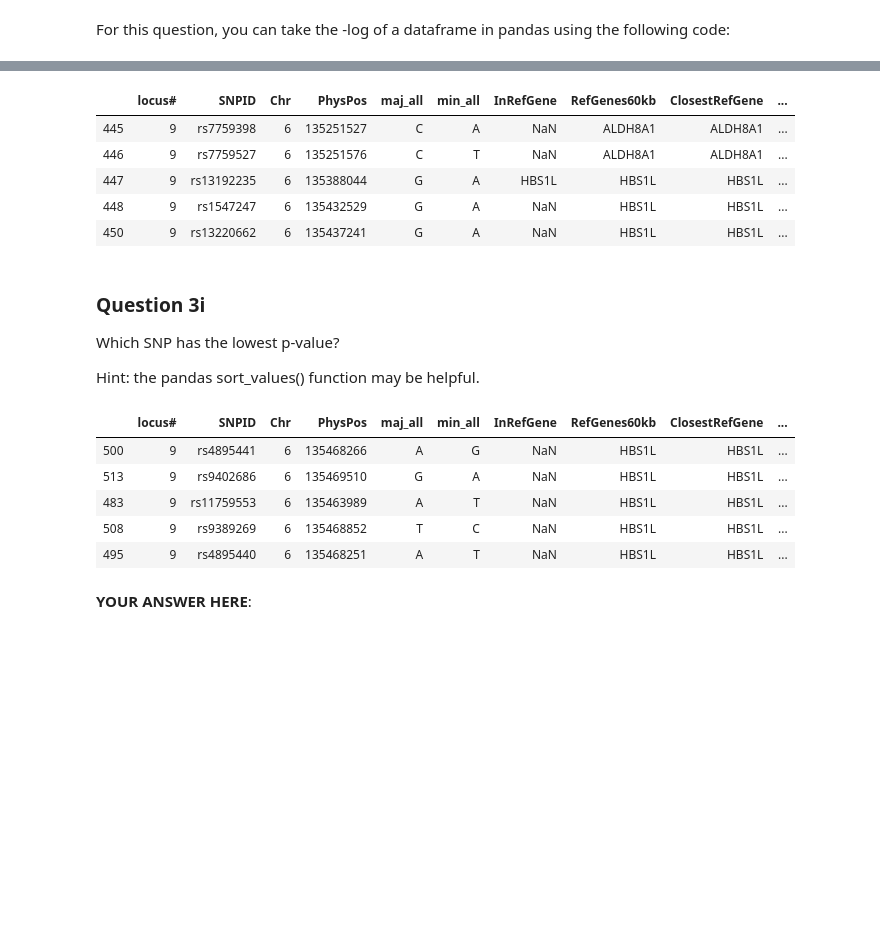
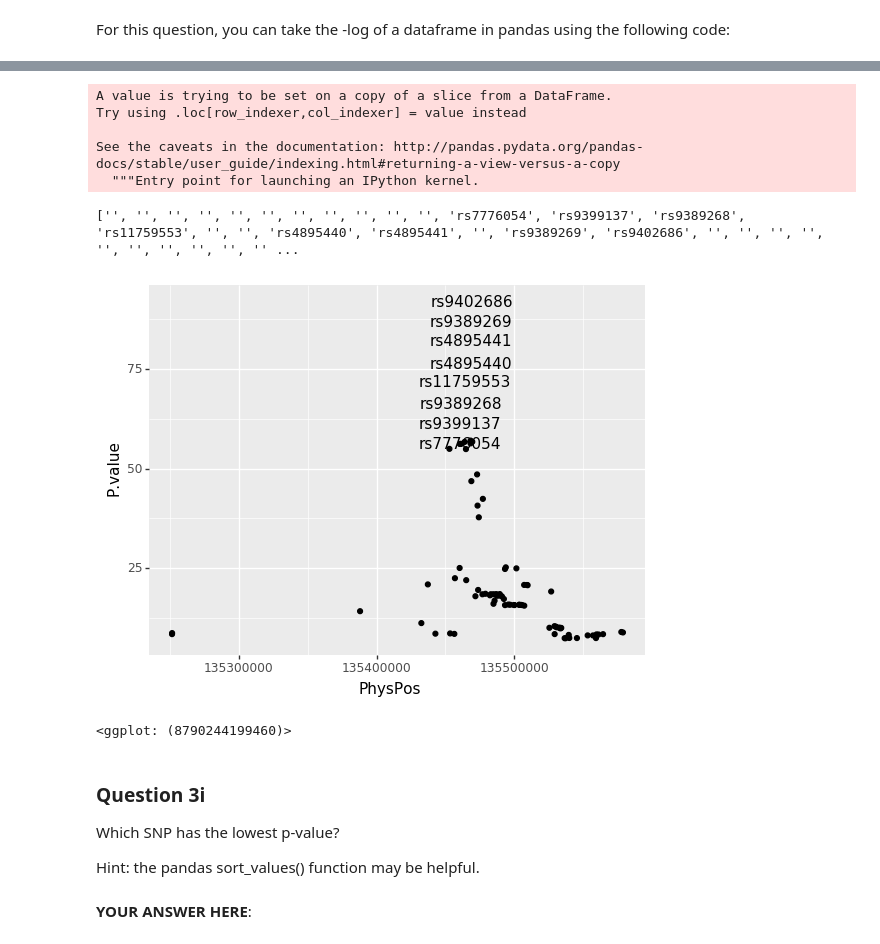
Before and after one commit to CArellG/humbio51, a Jupyter notebook: Weekly Assignments/HUMBIO51 Weekly Assignment 8-SOLUTIONS.ipynb, the cells around one changed output, grey strips where cells are left out. Saved outputs shown, nothing was run; the diff lists cells and outputs as text; code cells hidden in the pictures; blank space fills up the shorter version.

```diff
--- a/Weekly Assignments/HUMBIO51 Weekly Assignment 8-SOLUTIONS.ipynb
+++ b/Weekly Assignments/HUMBIO51 Weekly Assignment 8-SOLUTIONS.ipynb
@@ -408,12 +346,58 @@ PlotnineError: 'Aesthetics must either be length one, or the same length as the
-# %%
-df_pvalues_locus9_mcv.head()
-# %% [output]
-|  | locus# | SNPID | Chr | PhysPos | maj_all | min_all | InRefGene | RefGenes60kb | ClosestRefGene | ... |
-| 445 | 9 | rs7759398 | 6 | 135251527 | C | A | NaN | ALDH8A1 | ALDH8A1 | ... |
-| 446 | 9 | rs7759527 | 6 | 135251576 | C | T | NaN | ALDH8A1 | ALDH8A1 | ... |
-| 447 | 9 | rs13192235 | 6 | 135388044 | G | A | HBS1L | HBS1L | HBS1L | ... |
-| 448 | 9 | rs1547247 | 6 | 135432529 | G | A | NaN | HBS1L | HBS1L | ... |
-| 450 | 9 | rs13220662 | 6 | 135437241 | G | A | NaN | HBS1L | HBS1L | ... |
+# %%
+#you might find the following function helpful
+def get_labels_generic(thresh,data,metric_column="R",snp_column="SNP_B",base_column="BP_B",text_offset=0.15):
+    '''
+    thresh -- the threshold of the metric to show labels for
+    data -- pandas dataframe with plink  output
+    metric_column -- column name in the pandas dataframe where metric values are stored (i.e. R, R2,P.value)
+    snp_column -- column name in the pandas dataframe where SNP is stored (i.e. SNP_B or SNPID)
+    base_column -- column name where base pair information is stored (i.e. BP_B)
+    '''
+    labels=[]
+    x=[]
+    y=[]
+    offset=0
+    for index,row in data.iterrows():
+        if row[metric_column]>=thresh:
+            labels.append(row[snp_column])
+            x.append(row[base_column])
+            y.append(row[metric_column]+offset)
+            offset=offset+text_offset
+        else:
+            labels.append('')
+            x.append(row[base_column])
+            y.append(row[metric_column])
+    return x,y,labels
+# %%
+locus_9_mcv['-logPvalue']=-numpy.log10(locus_9_mcv['P.value'])
+# %% [output]
+A value is trying to be set on a copy of a slice from a DataFrame.
+Try using .loc[row_indexer,col_indexer] = value instead
+
+See the caveats in the documentation: http://pandas.pydata.org/pandas-docs/stable/user_guide/indexing.html#returning-a-view-versus-a-copy
+  """Entry point for launching an IPython kernel.
+# %%
+#Make a scatter plot of the physical position (column name: 'PhysPos') on the x-axis versus
+#the -log10 of the p-value (column name:'P.value') for the SNPs in locus 9 on the y-axis.
+#Make sure to label your axes correctly.
+#Make a scatter plot of the physical position (column name: 'PhysPos') on the x-axis versus
+#the -log10 of the p-value (column name:'P.value') for the SNPs in locus 9 on the y-axis.
+#Make sure to label your axes correctly.
+#Label the points with -log10(P.value)>55
+## BEGIN SOLUTION ##
+from plotnine import *
+x_lab,y_lab,labels=get_labels_generic(55,locus_9_mcv,metric_column='-logPvalue',snp_column="SNPID",base_column="PhysPos",text_offset=5)
+print(labels)
+(ggplot(locus_9_mcv,aes(x="PhysPos",y="-logPvalue"))+
+ geom_point()+
+ geom_text(mapping=aes(x=x_lab,y=y_lab,label=labels))+
+ xlab("PhysPos")+
+ ylab("P.value"))
+## END SOLUTION ##
+# %% [output]
+['', '', '', '', '', '', '', '', '', '', '', 'rs7776054', 'rs9399137', 'rs9389268', 'rs11759553', '', '', 'rs4895440', 'rs4895441', '', 'rs9389269', 'rs9402686', '', '', '', '', '', '', '', '', '', '' ...
+[figure, added]
+<ggplot: (8790244199460)>
 # %% [markdown]
 ### Question 3i
 
@@ -421,16 +405,8 @@ Which SNP has the lowest p-value?
 
 Hint: the pandas sort_values() function may be helpful.
 # %%
-## BEGIN SOLUTION
-df_pvalues_sort=df_pvalues_locus9_mcv.sort_values('P.value',ascending=True)
-df_pvalues_sort.head()
-##END SOLUTION
+## BEGIN SOLUTION ##
+rs940268
+## END SOLUTION ##
-# %% [output]
-|  | locus# | SNPID | Chr | PhysPos | maj_all | min_all | InRefGene | RefGenes60kb | ClosestRefGene | ... |
-| 500 | 9 | rs4895441 | 6 | 135468266 | A | G | NaN | HBS1L | HBS1L | ... |
-| 513 | 9 | rs9402686 | 6 | 135469510 | G | A | NaN | HBS1L | HBS1L | ... |
-| 483 | 9 | rs11759553 | 6 | 135463989 | A | T | NaN | HBS1L | HBS1L | ... |
-| 508 | 9 | rs9389269 | 6 | 135468852 | T | C | NaN | HBS1L | HBS1L | ... |
-| 495 | 9 | rs4895440 | 6 | 135468251 | A | T | NaN | HBS1L | HBS1L | ... |
 # %% [markdown]
 **YOUR ANSWER HERE**:
```
Also changed, not shown: parts of 22 cells of this notebook, 1 other file.
